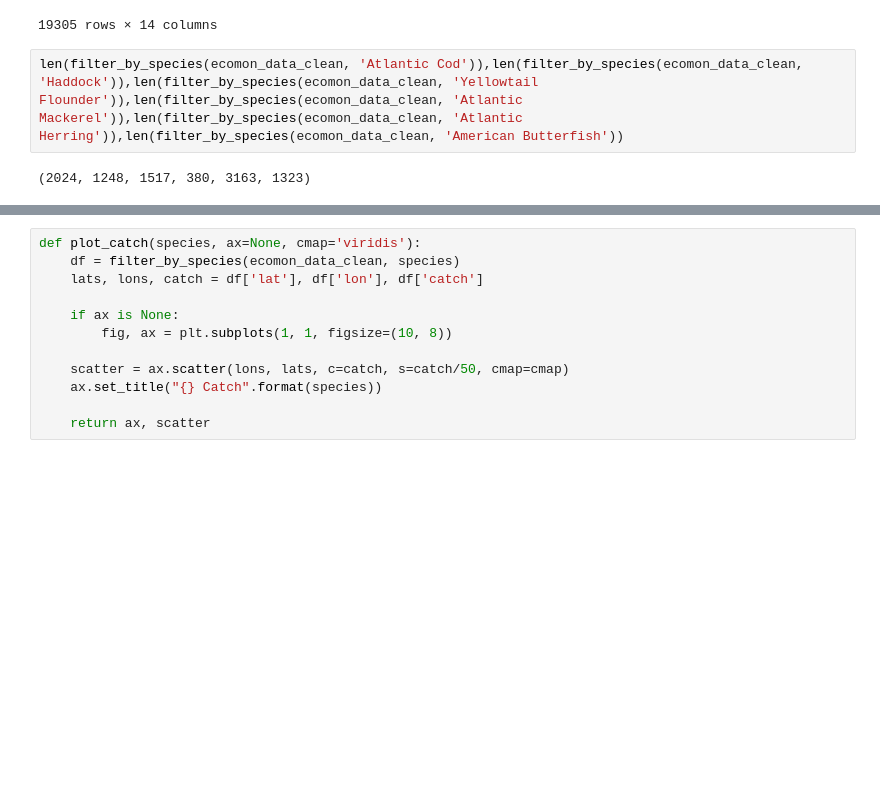
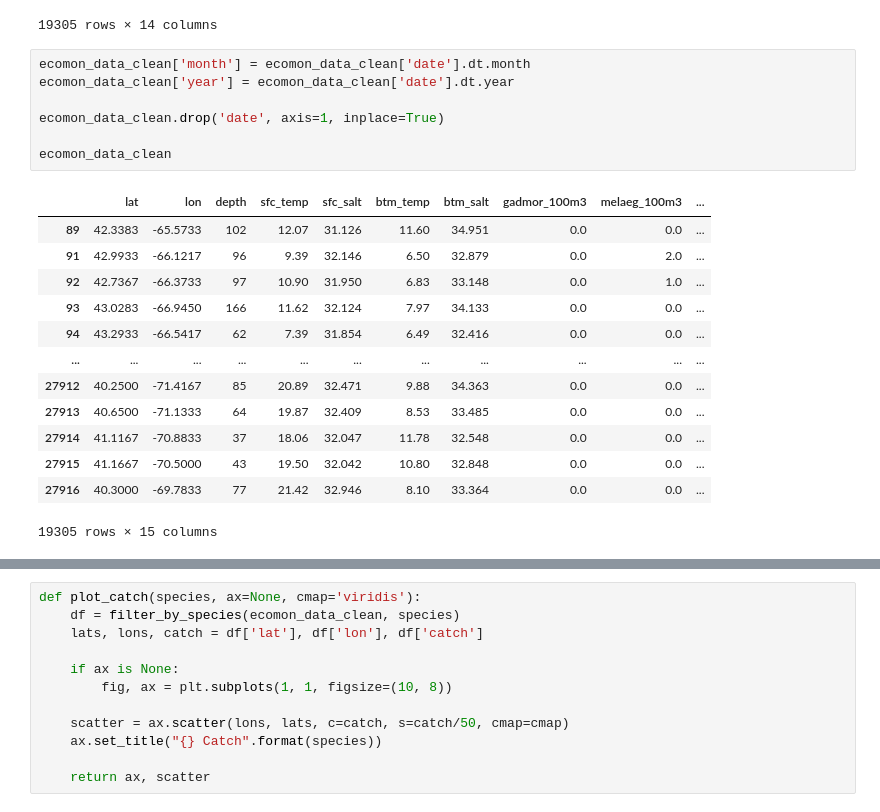
Before and after one commit to Ovec8hkin/larval-dispersal-modeling, a Jupyter notebook: analyses/catch-data-eda.ipynb, the cells around one changed output, grey strips where cells are left out. Cells and saved outputs as stored; diff of their text form; blank space fills up the shorter version.

```diff
--- a/analyses/catch-data-eda.ipynb
+++ b/analyses/catch-data-eda.ipynb
@@ -102,7 +102,24 @@ ecomon_data_clean
 | 27915 | 41.1667 | -70.5000 | 1977-08-02 | 43 | 19.50 | 32.042 | 10.80 | 32.848 | 0.0 | ... |
 | 27916 | 40.3000 | -69.7833 | 1977-08-02 | 77 | 21.42 | 32.946 | 8.10 | 33.364 | 0.0 | ... |
 19305 rows × 14 columns
-# %%
-len(filter_by_species(ecomon_data_clean, 'Atlantic Cod')),len(filter_by_species(ecomon_data_clean, 'Haddock')),len(filter_by_species(ecomon_data_clean, 'Yellowtail Flounder')),len(filter_by_species(ecomon_data_clean, 'Atlantic Mackerel')),len(filter_by_species(ecomon_data_clean, 'Atlantic Herring')),len(filter_by_species(ecomon_data_clean, 'American Butterfish'))
-# %% [output]
-(2024, 1248, 1517, 380, 3163, 1323)
+# %%
+ecomon_data_clean['month'] = ecomon_data_clean['date'].dt.month
+ecomon_data_clean['year'] = ecomon_data_clean['date'].dt.year
+
+ecomon_data_clean.drop('date', axis=1, inplace=True)
+
+ecomon_data_clean
+# %% [output]
+|  | lat | lon | depth | sfc_temp | sfc_salt | btm_temp | btm_salt | gadmor_100m3 | melaeg_100m3 | ... |
+| 89 | 42.3383 | -65.5733 | 102 | 12.07 | 31.126 | 11.60 | 34.951 | 0.0 | 0.0 | ... |
+| 91 | 42.9933 | -66.1217 | 96 | 9.39 | 32.146 | 6.50 | 32.879 | 0.0 | 2.0 | ... |
+| 92 | 42.7367 | -66.3733 | 97 | 10.90 | 31.950 | 6.83 | 33.148 | 0.0 | 1.0 | ... |
+| 93 | 43.0283 | -66.9450 | 166 | 11.62 | 32.124 | 7.97 | 34.133 | 0.0 | 0.0 | ... |
+| 94 | 43.2933 | -66.5417 | 62 | 7.39 | 31.854 | 6.49 | 32.416 | 0.0 | 0.0 | ... |
+| ... | ... | ... | ... | ... | ... | ... | ... | ... | ... | ... |
+| 27912 | 40.2500 | -71.4167 | 85 | 20.89 | 32.471 | 9.88 | 34.363 | 0.0 | 0.0 | ... |
+| 27913 | 40.6500 | -71.1333 | 64 | 19.87 | 32.409 | 8.53 | 33.485 | 0.0 | 0.0 | ... |
+| 27914 | 41.1167 | -70.8833 | 37 | 18.06 | 32.047 | 11.78 | 32.548 | 0.0 | 0.0 | ... |
+| 27915 | 41.1667 | -70.5000 | 43 | 19.50 | 32.042 | 10.80 | 32.848 | 0.0 | 0.0 | ... |
+| 27916 | 40.3000 | -69.7833 | 77 | 21.42 | 32.946 | 8.10 | 33.364 | 0.0 | 0.0 | ... |
+19305 rows × 15 columns
```
Also changed, not shown: parts of 11 cells of this notebook.
